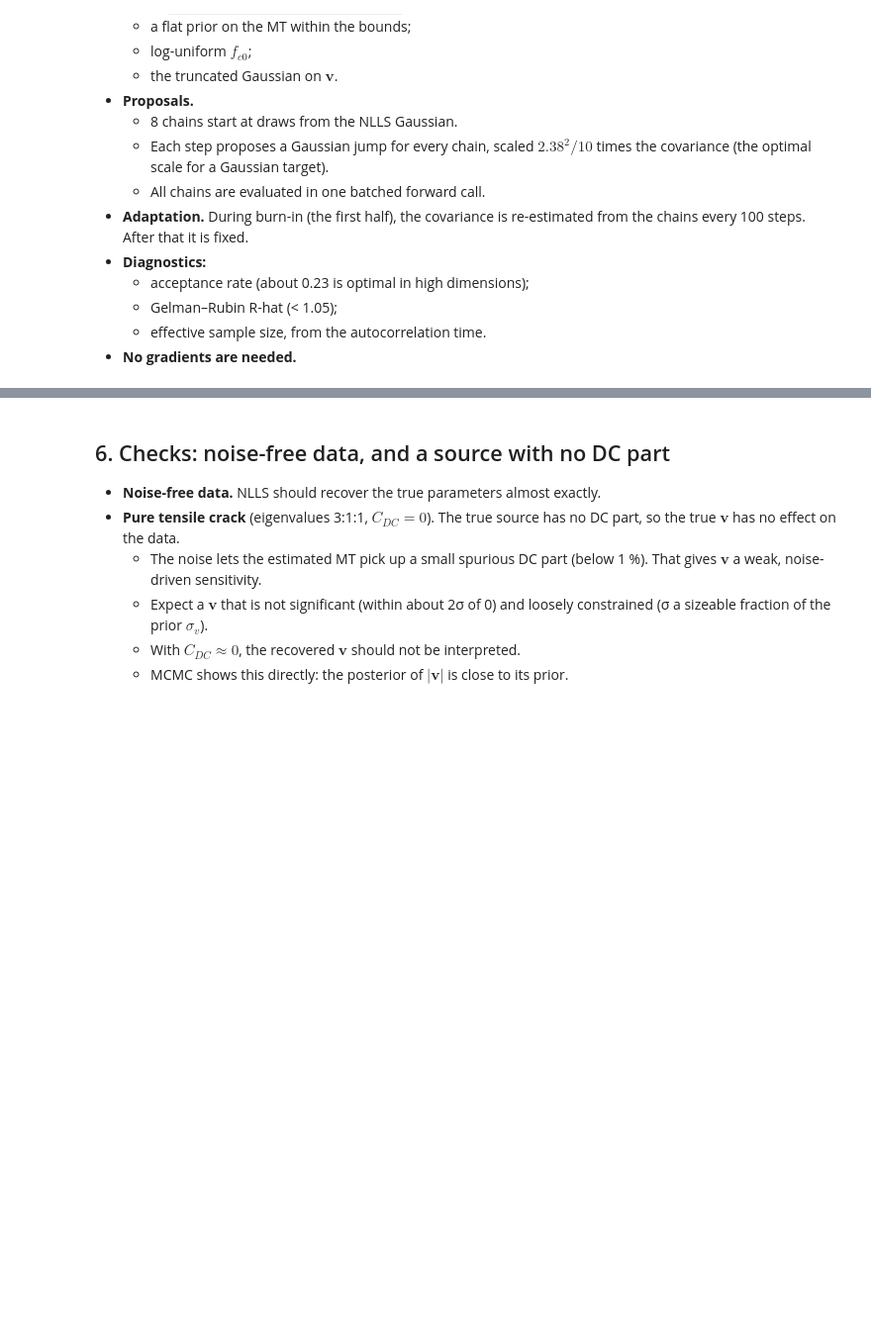
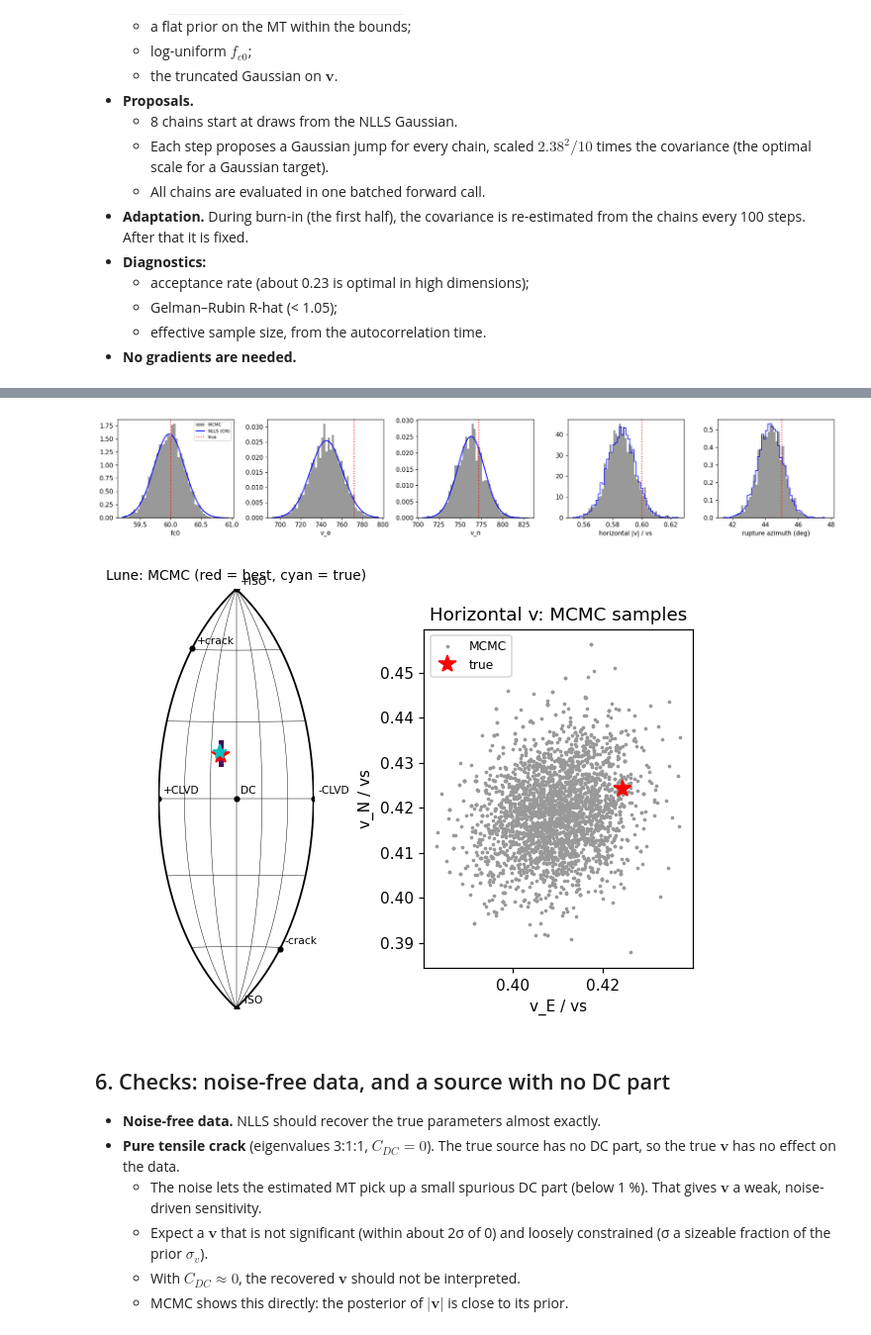
Before and after one commit to TomSHudson/unshake, a Jupyter notebook: examples/directional_inversion_demo.ipynb, the cells around one changed output, grey strips where cells are left out. Shown at 99% size. Drawn from its saved outputs; the diff is of its cells as text; code cells hidden in the pictures; blank space fills up the shorter version.

```diff
--- a/examples/directional_inversion_demo.ipynb
+++ b/examples/directional_inversion_demo.ipynb
@@ -406,3 +343,36 @@ axes[1].legend(fontsize=8);
+# %%
+# Marginals: MCMC histograms (grey) vs the NLLS Gauss-Newton Gaussian (blue)
+from scipy.stats import norm
+vr_m, az_m, _ = model_ls.rupture(res_mcmc.params)
+fig, axes = plt.subplots(1, 5, figsize=(17, 3))
+for ax, j in zip(axes[:3], (6, 7, 8)):
+    x = res_mcmc.params[:, j]
+    ax.hist(x, 50, density=True, color='0.6', label='MCMC')
+    xx = np.linspace(x.min(), x.max(), 200)
+    ax.plot(xx, norm.pdf(xx, p_hat[j], sd[j]), 'b', label='NLLS (GN)')
+    ax.axvline(p_true[j], color='r', ls=':', label='true')
+    ax.set(xlabel=names[j])
+axes[0].legend(fontsize=7)
+for ax, x, xd, xt, lab in ((axes[3], np.hypot(*res_mcmc.params[:, 7:9].T) / vs,
+                            np.hypot(draws[:, 7], draws[:, 8]) / vs, 0.6, 'horizontal |v| / vs'),
+                           (axes[4], az_m, az_d, az_t, 'rupture azimuth (deg)')):
+    ax.hist(x, 50, density=True, color='0.6')
+    ax.hist(xd, 50, density=True, histtype='step', color='b')
+    ax.axvline(xt, color='r', ls=':')
+    ax.set(xlabel=lab)
+plt.tight_layout()
+
+fig, axes = plt.subplots(1, 2, figsize=(7, 5))
+plot.lune(result=res_mcmc, ax=axes[0], bins=(60, 120))
+axes[0].plot(*plot._hammer(*np.radians([g_t, de_t])), 'c*', ms=10)
+axes[0].set_title('Lune: MCMC (red = best, cyan = true)', fontsize=9)
+axes[1].scatter(*res_mcmc.params[::5, 7:9].T / vs, s=2, c='0.6', label='MCMC')
+axes[1].plot(*(v_true[:2] / vs), 'r*', ms=12, label='true')
+axes[1].set(xlabel='v_E / vs', ylabel='v_N / vs', aspect='equal', title='Horizontal v: MCMC samples')
+axes[1].legend(fontsize=8);
+# %% [output]
+[figure, added]
+[figure, added]
 # %% [markdown]
 ## 6. Checks: noise-free data, and a source with no DC part
 - **Noise-free data.** NLLS should recover the true parameters almost exactly.
```
Also changed, not shown: parts of 12 cells of this notebook, 1 other file.
